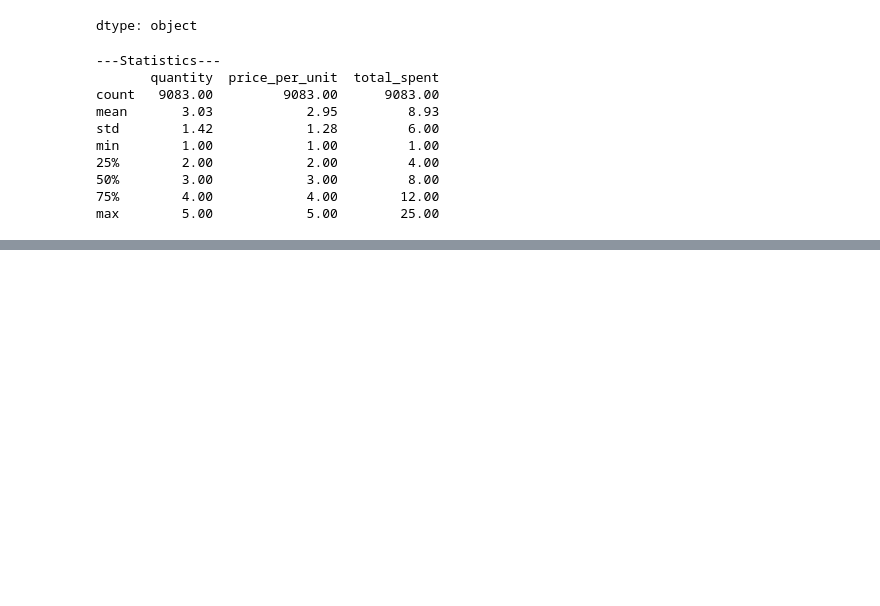
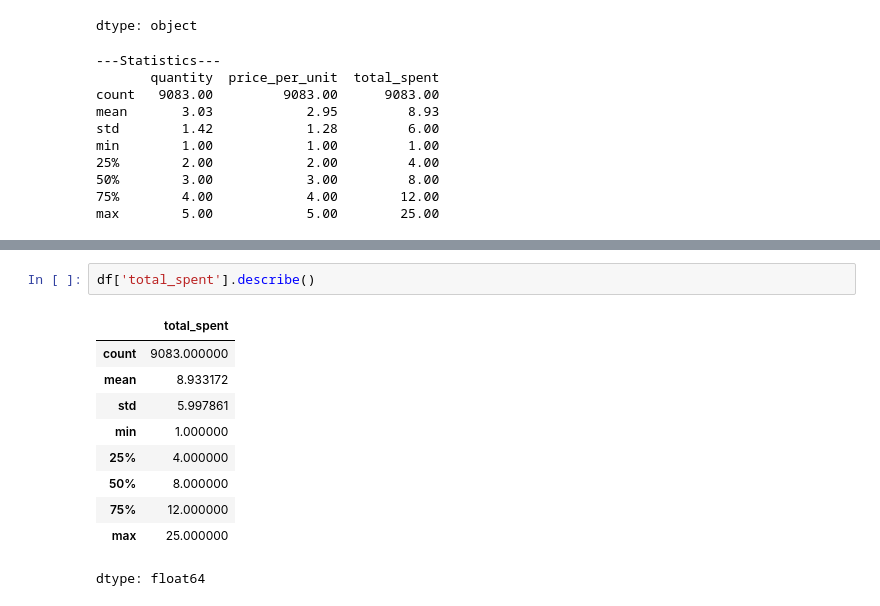
Before and after one commit to Olga-Lyt/Analysis_Cafe_Sales, a Jupyter notebook: EDA_cafe_sales.ipynb, the cells around one changed output, grey strips where cells are left out. Drawn from its saved outputs; the diff is of its cells as text; blank space fills up the shorter version.

```diff
--- a/EDA_cafe_sales.ipynb
+++ b/EDA_cafe_sales.ipynb
@@ -619,0 +648,13 @@ df
+# %%
+df['total_spent'].describe()
+# %% [output]
+|  | total_spent |
+| count | 9083.000000 |
+| mean | 8.933172 |
+| std | 5.997861 |
+| min | 1.000000 |
+| 25% | 4.000000 |
+| 50% | 8.000000 |
+| 75% | 12.000000 |
+| max | 25.000000 |
+dtype: float64
```
Also changed, not shown: parts of 7 cells of this notebook.
